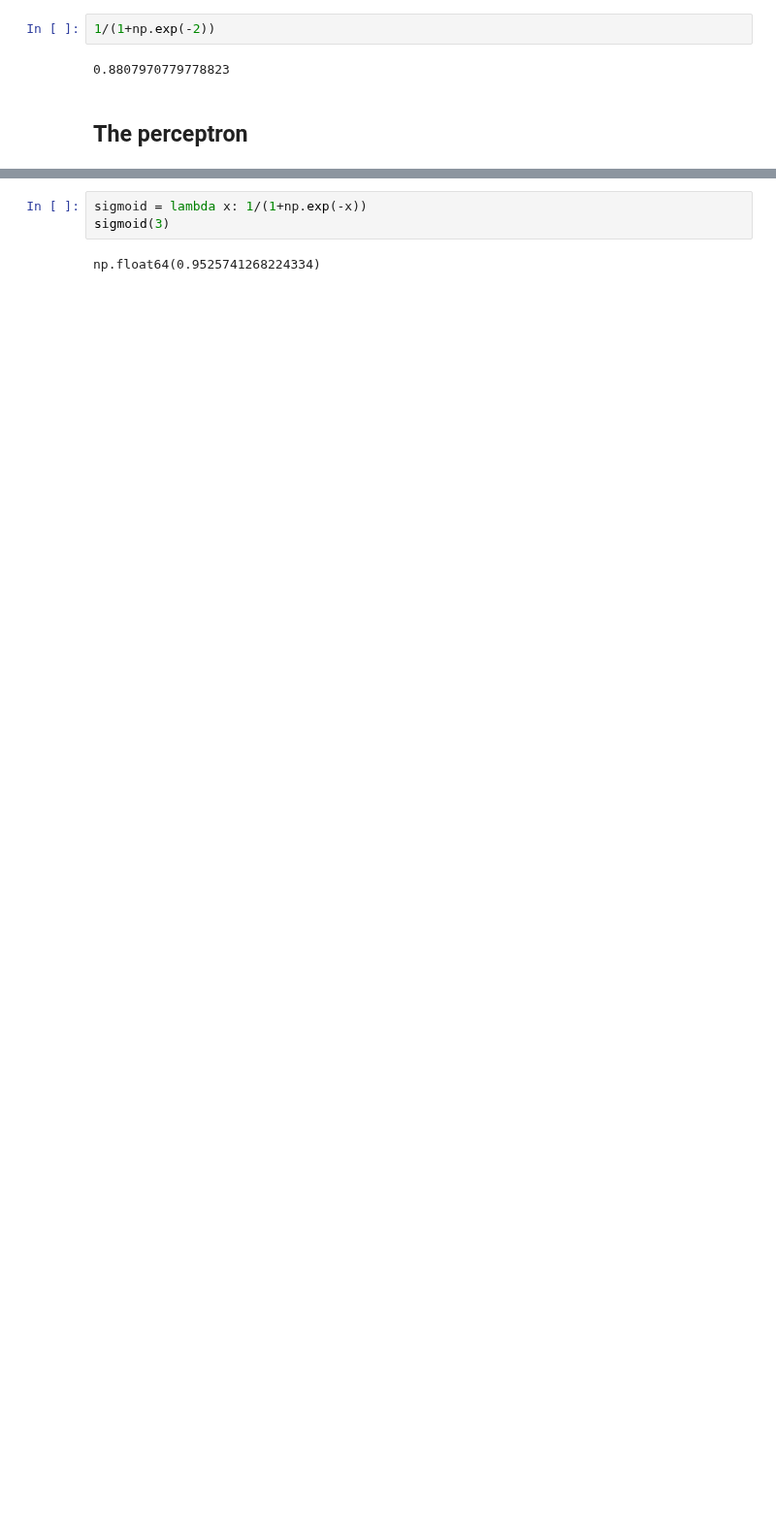
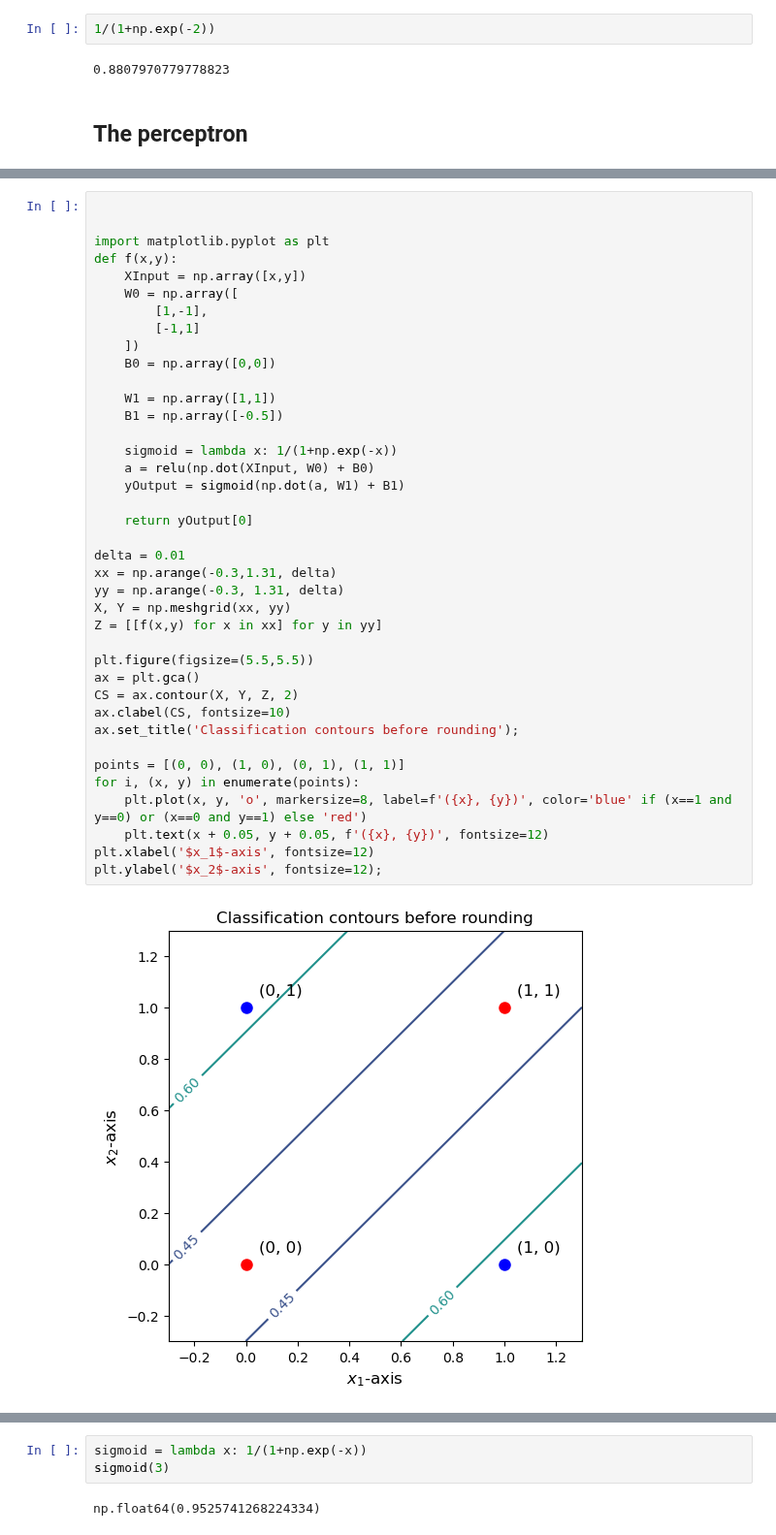
Before and after one commit to mcmcclur/marksmath, a Jupyter notebook: classes/Spring2026MML/presentations/Lecture22-NeuralNetworks/_figures/DigraphFigures.ipynb, the cells around one changed output, grey strips where cells are left out. Shown at 97% size. Drawn from its saved outputs; the diff is of its cells as text; blank space fills up the shorter version.

```diff
--- a/classes/Spring2026MML/presentations/Lecture22-NeuralNetworks/_figures/DigraphFigures.ipynb
+++ b/classes/Spring2026MML/presentations/Lecture22-NeuralNetworks/_figures/DigraphFigures.ipynb
@@ -785,3 +844,44 @@ W1 = np.array([[-10],[20],[-20]])
+# %%
+
+
+import matplotlib.pyplot as plt
+def f(x,y):
+    XInput = np.array([x,y])
+    W0 = np.array([
+        [1,-1],
+        [-1,1]
+    ])
+    B0 = np.array([0,0])
+
+    W1 = np.array([1,1])
+    B1 = np.array([-0.5])
+
+    sigmoid = lambda x: 1/(1+np.exp(-x))
+    a = relu(np.dot(XInput, W0) + B0)
+    yOutput = sigmoid(np.dot(a, W1) + B1)
+
+    return yOutput[0]
+
+delta = 0.01
+xx = np.arange(-0.3,1.31, delta)
+yy = np.arange(-0.3, 1.31, delta)
+X, Y = np.meshgrid(xx, yy)
+Z = [[f(x,y) for x in xx] for y in yy]
+
+plt.figure(figsize=(5.5,5.5))
+ax = plt.gca()
+CS = ax.contour(X, Y, Z, 2)
+ax.clabel(CS, fontsize=10)
+ax.set_title('Classification contours before rounding');
+
+points = [(0, 0), (1, 0), (0, 1), (1, 1)]
+for i, (x, y) in enumerate(points):
+    plt.plot(x, y, 'o', markersize=8, label=f'({x}, {y})', color='blue' if (x==1 and y==0) or (x==0 and y==1) else 'red')
+    plt.text(x + 0.05, y + 0.05, f'({x}, {y})', fontsize=12)
+plt.xlabel('$x_1$-axis', fontsize=12)
+plt.ylabel('$x_2$-axis', fontsize=12);
+# %% [output]
+[figure, added]
 # %%
 xor_nn_source = """digraph smallNN {
     rankdir=LR;
```
Also changed, not shown: parts of 5 cells of this notebook, 10 other files.
